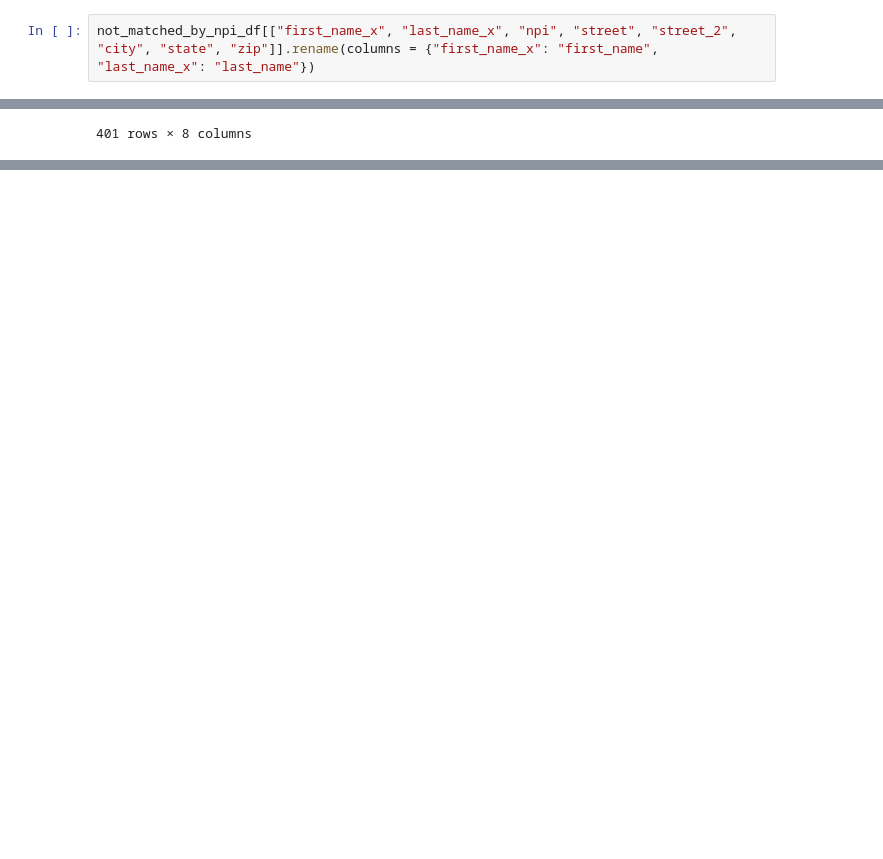
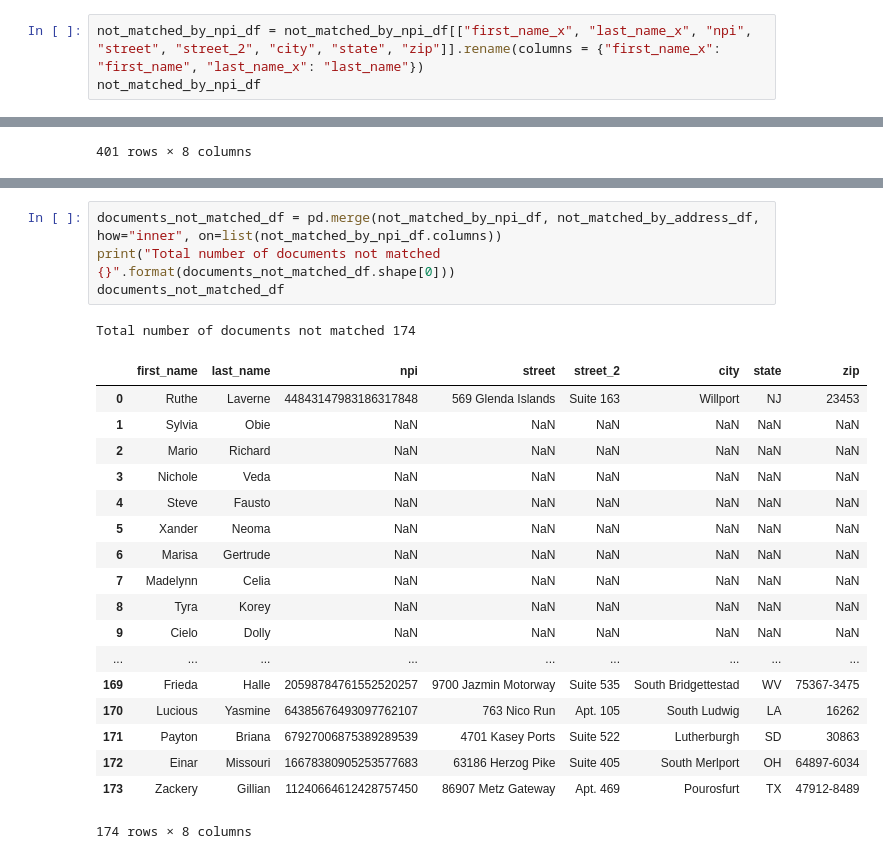
Before and after one commit to nanaky92/Python-Challenge, a Jupyter notebook: Data Analysis.ipynb, the cells around one changed output, grey strips where cells are left out. Saved outputs shown, nothing was run; the diff lists cells and outputs as text; blank space fills up the shorter version.

```diff
--- a/Data Analysis.ipynb
+++ b/Data Analysis.ipynb
@@ -443,7 +353,8 @@ print("Number of documents not matched by address {}".format(not_matched_by_addr
 # %% [output]
 Number of documents not matched by address 353
 # %%
-not_matched_by_npi_df[["first_name_x", "last_name_x", "npi", "street", "street_2", "city", "state", "zip"]].rename(columns = {"first_name_x": "first_name", "last_name_x": "last_name"})
+not_matched_by_npi_df = not_matched_by_npi_df[["first_name_x", "last_name_x", "npi", "street", "street_2", "city", "state", "zip"]].rename(columns = {"first_name_x": "first_name", "last_name_x": "last_name"})
+not_matched_by_npi_df
 # %% [output]
 |  | first_name | last_name | npi | street | street_2 | city | state | zip |
 | 0 | Ruthe | Laverne | 44843147983186317848 | 569 Glenda Islands | Suite 163 | Willport | NJ | 23453 |
@@ -507,0 +399,24 @@ not_matched_by_address_df
+# %%
+documents_not_matched_df = pd.merge(not_matched_by_npi_df, not_matched_by_address_df, how="inner", on=list(not_matched_by_npi_df.columns))
+print("Total number of documents not matched {}".format(documents_not_matched_df.shape[0]))
+documents_not_matched_df
+# %% [output]
+Total number of documents not matched 174
+|  | first_name | last_name | npi | street | street_2 | city | state | zip |
+| 0 | Ruthe | Laverne | 44843147983186317848 | 569 Glenda Islands | Suite 163 | Willport | NJ | 23453 |
+| 1 | Sylvia | Obie | NaN | NaN | NaN | NaN | NaN | NaN |
+| 2 | Mario | Richard | NaN | NaN | NaN | NaN | NaN | NaN |
+| 3 | Nichole | Veda | NaN | NaN | NaN | NaN | NaN | NaN |
+| 4 | Steve | Fausto | NaN | NaN | NaN | NaN | NaN | NaN |
+| 5 | Xander | Neoma | NaN | NaN | NaN | NaN | NaN | NaN |
+| 6 | Marisa | Gertrude | NaN | NaN | NaN | NaN | NaN | NaN |
+| 7 | Madelynn | Celia | NaN | NaN | NaN | NaN | NaN | NaN |
+| 8 | Tyra | Korey | NaN | NaN | NaN | NaN | NaN | NaN |
+| 9 | Cielo | Dolly | NaN | NaN | NaN | NaN | NaN | NaN |
+| ... | ... | ... | ... | ... | ... | ... | ... | ... |
+| 169 | Frieda | Halle | 20598784761552520257 | 9700 Jazmin Motorway | Suite 535 | South Bridgettestad | WV | 75367-3475 |
+| 170 | Lucious | Yasmine | 64385676493097762107 | 763 Nico Run | Apt. 105 | South Ludwig | LA | 16262 |
+| 171 | Payton | Briana | 67927006875389289539 | 4701 Kasey Ports | Suite 522 | Lutherburgh | SD | 30863 |
+| 172 | Einar | Missouri | 16678380905253577683 | 63186 Herzog Pike | Suite 405 | South Merlport | OH | 64897-6034 |
+| 173 | Zackery | Gillian | 11240664612428757450 | 86907 Metz Gateway | Apt. 469 | Pourosfurt | TX | 47912-8489 |
+174 rows × 8 columns
```
Also changed, not shown: parts of 14 cells of this notebook.
